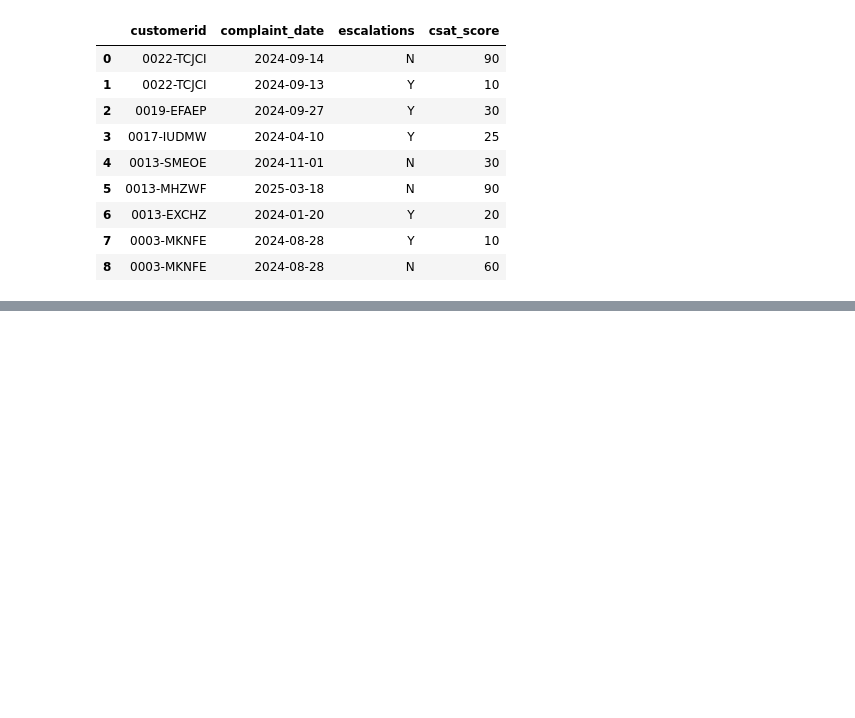
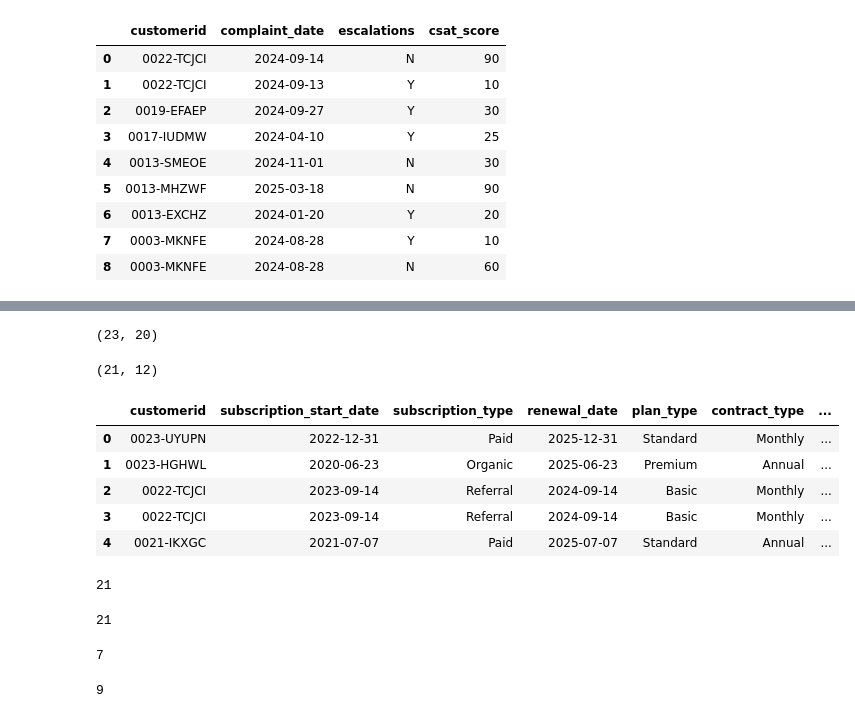
Before and after one commit to SBundhunDev/Customer_Churn_Analysis, a Jupyter notebook: Notebook/OTT_Customer_Churn_Analysis.ipynb, the cells around one changed output, grey strips where cells are left out. Drawn from its saved outputs; the diff is of its cells as text; code cells hidden in the pictures; blank space fills up the shorter version.

```diff
--- a/Notebook/OTT_Customer_Churn_Analysis.ipynb
+++ b/Notebook/OTT_Customer_Churn_Analysis.ipynb
@@ -500,0 +524,56 @@ df_db_support
+# %%
+# Merge all three DataFrames (df_db_customer, df_db_subscription, and df_db_support) into a single DataFrame called df_merged.
+
+#   The merge will be performed on the customer_id column, which is common to all three DataFrames.
+#   This will allow us to analyze customer churn in the context of their subscription details and support interactions.
+
+df_merged = df_db_subscription.merge(df_db_customer, on='customerid', how ='left').merge(df_db_support, on='customerid', how='left')
+# %%
+# Checking the shape of the merged DataFrame to understand how many rows and columns it contains after merging the three DataFrames.
+
+df_merged.shape
+# %% [output]
+(23, 20)
+# %%
+# Comparing the shape of the original df_db_subscription DataFrame with the merged df_merged DataFrame to see how many rows and columns were added or lost during the merge process.
+
+df_db_subscription.shape
+# %% [output]
+(21, 12)
+# %%
+# Discrepency:
+#
+#       - 2 additional rows in the merged DataFrame compared to the original df_db_subscription DataFrame.
+#
+# This could be due to multiple support interactions for some customers, resulting in multiple rows for those customers in the merged DataFrame.
+
+df_merged.head()
+# %% [output]
+|  | customerid | subscription_start_date | subscription_type | renewal_date | plan_type | contract_type | ... |
+| 0 | 0023-UYUPN | 2022-12-31 | Paid | 2025-12-31 | Standard | Monthly | ... |
+| 1 | 0023-HGHWL | 2020-06-23 | Organic | 2025-06-23 | Premium | Annual | ... |
+| 2 | 0022-TCJCI | 2023-09-14 | Referral | 2024-09-14 | Basic | Monthly | ... |
+| 3 | 0022-TCJCI | 2023-09-14 | Referral | 2024-09-14 | Basic | Monthly | ... |
+| 4 | 0021-IKXGC | 2021-07-07 | Paid | 2025-07-07 | Standard | Annual | ... |
+# %%
+# Verify each individual source to identify the root cause of the discrepancy in the number of rows between the original DataFrame and the merged df_merged DataFrame.
+
+df_db_subscription['customerid'].nunique()
+# %% [output]
+21
+# %%
+df_db_customer['customerid'].nunique()
+# %% [output]
+21
+# %%
+# Unique customerid
+
+df_db_support['customerid'].nunique()
+# %% [output]
+7
+# %%
+# Actual number of rows in the dataframe.
+
+df_db_support['customerid'].size
+# %% [output]
+9
```
Also changed, not shown: parts of 33 cells of this notebook, 2 other files.
